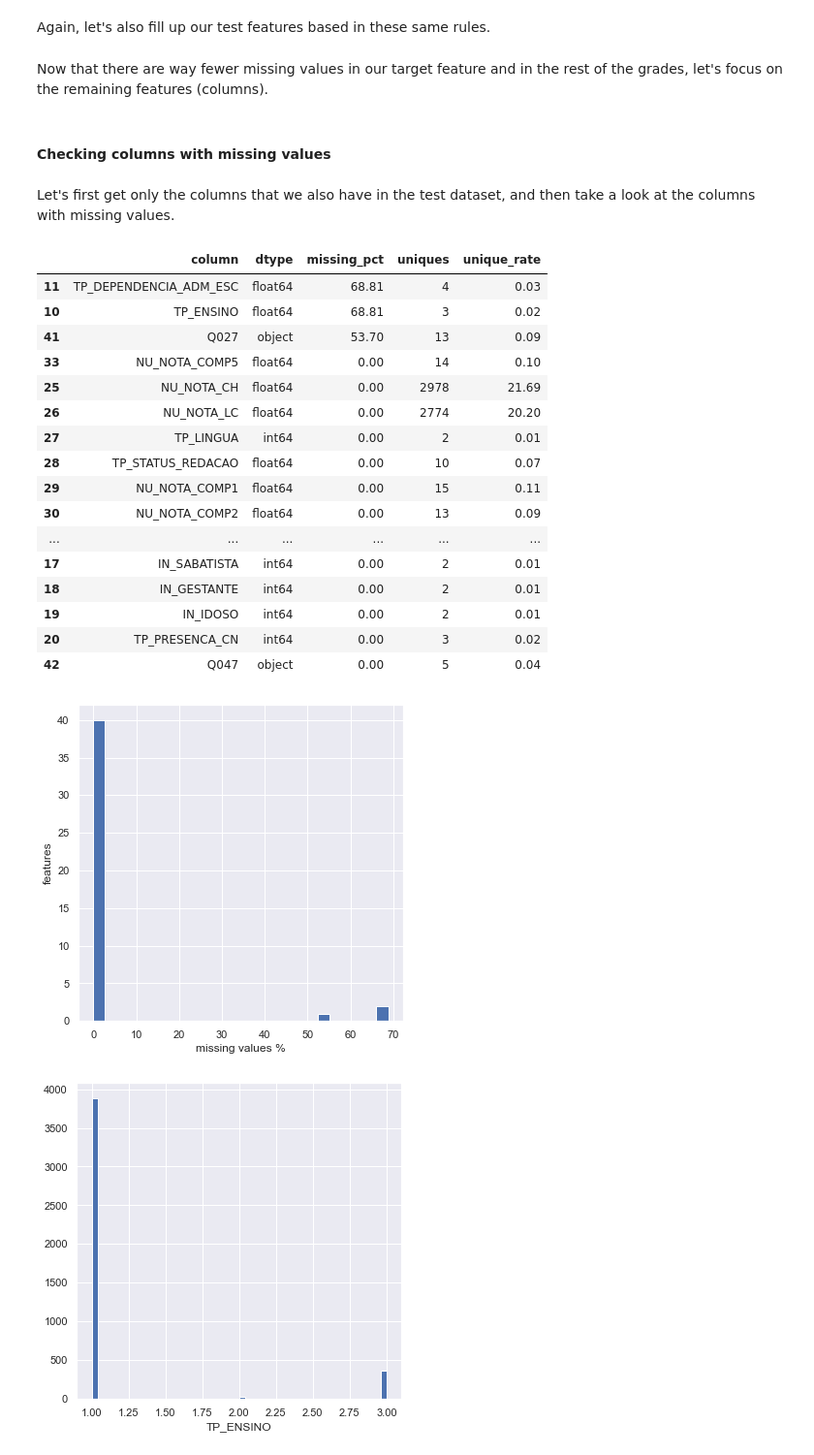
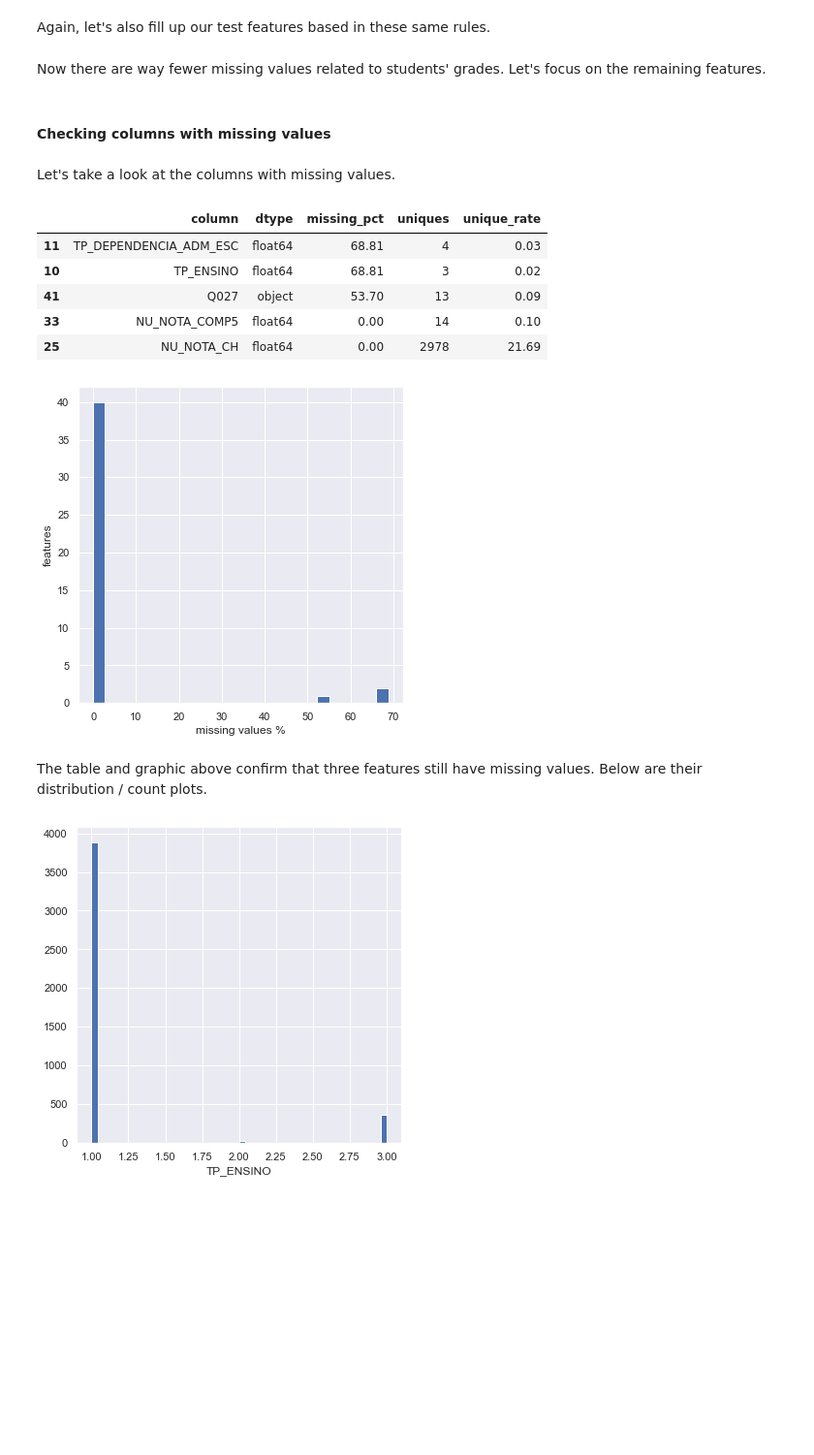
Before and after one commit to Key0412/ENEM-2016-ML-EXERCISES, a Jupyter notebook: ENEM_2016_classification.ipynb, the cells around one changed output. Shown at 97% size. Saved outputs shown, nothing was run; the diff lists cells and outputs as text; code cells hidden in the pictures; blank space fills up the shorter version.

```diff
--- a/ENEM_2016_classification.ipynb
+++ b/ENEM_2016_classification.ipynb
@@ -35,7 +35,7 @@ sns.set()
 ### Import Data
 # %%
 train_df = pd.read_csv('train.csv')
-test_df = pd.read_csv('test.csv')
+test_df = pd.read_csv('test_classification.csv')
 # %% [markdown]
 ### Exploratory Data Analysis
 # %% [markdown]
@@ -235,37 +223,28 @@ flag = 'TP_PRESENCA_MT'
 for essay_grade in essay_grades:
     test_df[essay_grade] = test_df[[flag, essay_grade]].apply(fillGrades, axis=1)
 # %% [markdown]
-Now that there are way fewer missing values in our target feature and in the rest of the grades, let's focus on the remaining features (columns).
+Now there are way fewer missing values related to students' grades. Let's focus on the remaining features.
 # %% [markdown]
 #### Checking columns with missing values
 # %% [markdown]
-Let's  first get only the columns that we also have in the test dataset, and then take a look at the columns with missing values.
+Let's take a look at the columns with missing values.
 # %%
-control_df.sort_values(by='missing_pct', ascending=False)
+control_df.sort_values(by='missing_pct', ascending=False).head()
 # %% [output]
 |  | column | dtype | missing_pct | uniques | unique_rate |
 | 11 | TP_DEPENDENCIA_ADM_ESC | float64 | 68.81 | 4 | 0.03 |
 | 10 | TP_ENSINO | float64 | 68.81 | 3 | 0.02 |
 | 41 | Q027 | object | 53.70 | 13 | 0.09 |
 | 33 | NU_NOTA_COMP5 | float64 | 0.00 | 14 | 0.10 |
 | 25 | NU_NOTA_CH | float64 | 0.00 | 2978 | 21.69 |
-| 26 | NU_NOTA_LC | float64 | 0.00 | 2774 | 20.20 |
-| 27 | TP_LINGUA | int64 | 0.00 | 2 | 0.01 |
-| 28 | TP_STATUS_REDACAO | float64 | 0.00 | 10 | 0.07 |
-| 29 | NU_NOTA_COMP1 | float64 | 0.00 | 15 | 0.11 |
-| 30 | NU_NOTA_COMP2 | float64 | 0.00 | 13 | 0.09 |
-| ... | ... | ... | ... | ... | ... |
-| 17 | IN_SABATISTA | int64 | 0.00 | 2 | 0.01 |
-| 18 | IN_GESTANTE | int64 | 0.00 | 2 | 0.01 |
-| 19 | IN_IDOSO | int64 | 0.00 | 2 | 0.01 |
-| 20 | TP_PRESENCA_CN | int64 | 0.00 | 3 | 0.02 |
-| 42 | Q047 | object | 0.00 | 5 | 0.04 |
 # %%
 sns.distplot(a=control_df['missing_pct'], bins=25, kde=False, hist_kws={'alpha':1})
 plt.ylabel('features')
 plt.xlabel('missing values %');
 # %% [output]
-[figure, old version]
+[figure, new version]
+# %% [markdown]
+The table and graphic above confirm that three features still have missing values. Below are their distribution / count plots.
 # %%
 for col in control_df[(control_df['missing_pct']!=0)]['column']:
     fig = plt.figure()
```
Also changed, not shown: parts of 27 cells of this notebook, 2 other files.
